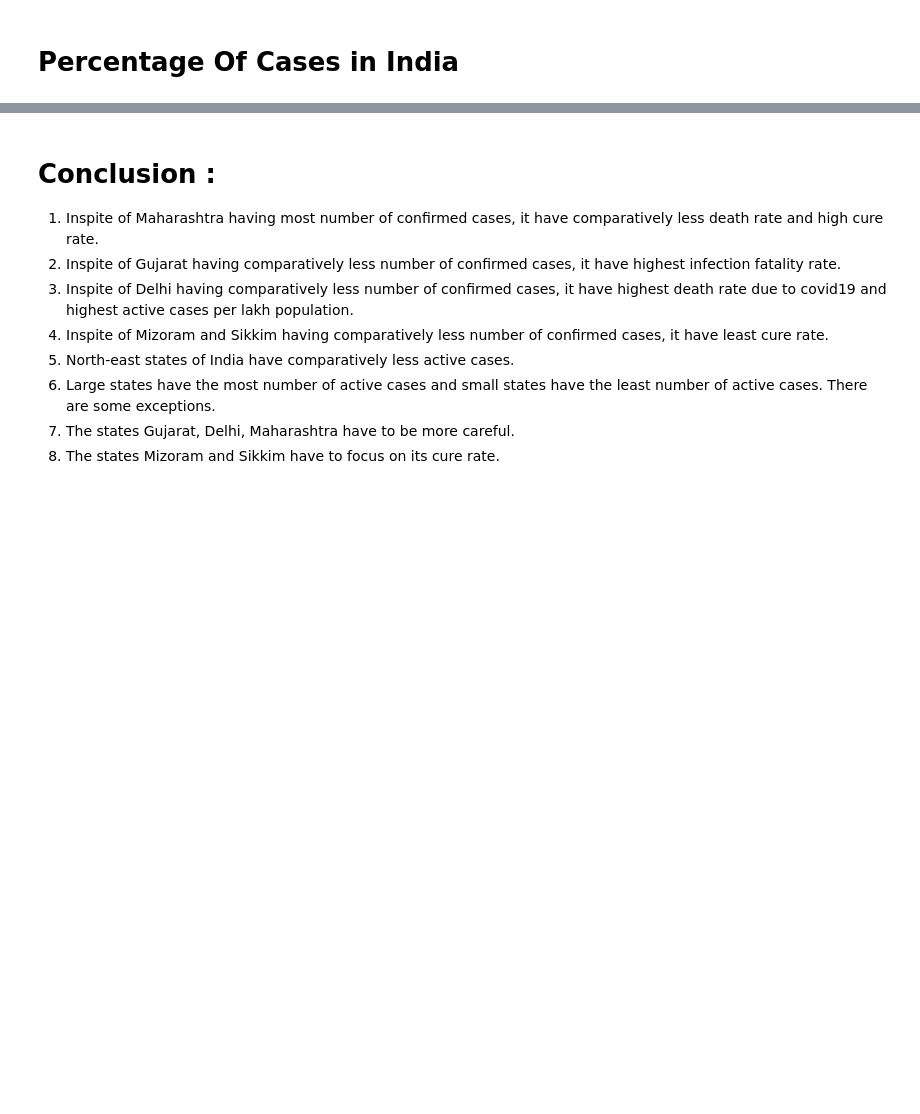
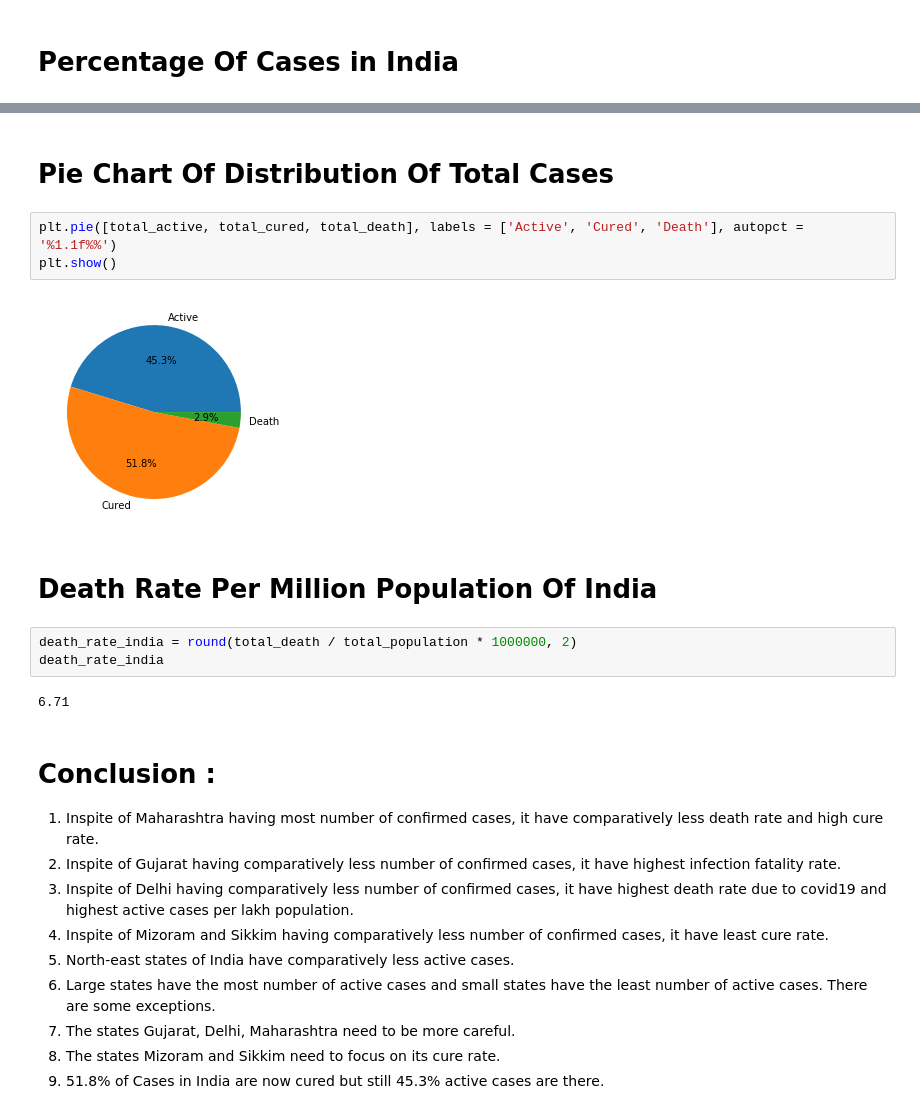
Before and after one commit to alishametkari/Covid19_Analysis_2020, a Jupyter notebook: Covid19.ipynb, the cells around one changed output, grey strips where cells are left out. Cells and saved outputs as stored; diff of their text form; blank space fills up the shorter version.

```diff
--- a/Covid19.ipynb
+++ b/Covid19.ipynb
@@ -201,3 +201,17 @@ print(perc_active, perc_cured, perc_death, perc_normal, sep = ', ')
+# %% [markdown]
+# Pie Chart Of Distribution Of Total Cases
+# %%
+plt.pie([total_active, total_cured, total_death], labels = ['Active', 'Cured', 'Death'], autopct = '%1.1f%%')
+plt.show()
+# %% [output]
+[figure, added]
+# %% [markdown]
+# Death Rate Per Million Population Of India
+# %%
+death_rate_india = round(total_death / total_population * 1000000, 2)
+death_rate_india
+# %% [output]
+6.71
 # %% [markdown]
 # Conclusion :
 1. Inspite of Maharashtra having most number of confirmed cases, it have comparatively less death rate and high cure rate.
@@ -206,5 +220,6 @@ print(perc_active, perc_cured, perc_death, perc_normal, sep = ', ')
 4. Inspite of Mizoram and Sikkim having comparatively less number of confirmed cases, it have least cure rate.
 5. North-east states of India have comparatively less active cases.
 6. Large states have the most number of active cases and small states have the least number of active cases. There are some exceptions.
-7. The states Gujarat, Delhi, Maharashtra have to be more careful.
-8. The states Mizoram and Sikkim have to focus on its cure rate.
+7. The states Gujarat, Delhi, Maharashtra need to be more careful.
+8. The states Mizoram and Sikkim need to focus on its cure rate.
+9. 51.8% of Cases in India are now cured but still 45.3% active cases are there.
```
Also changed, not shown: parts of 8 cells of this notebook.
